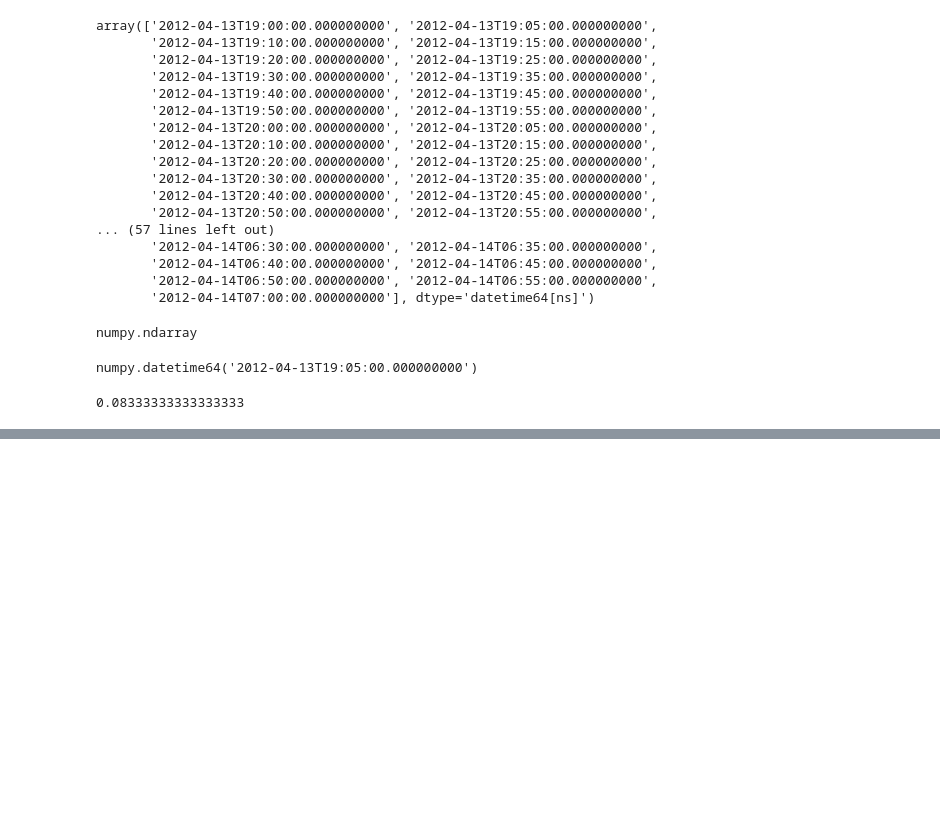
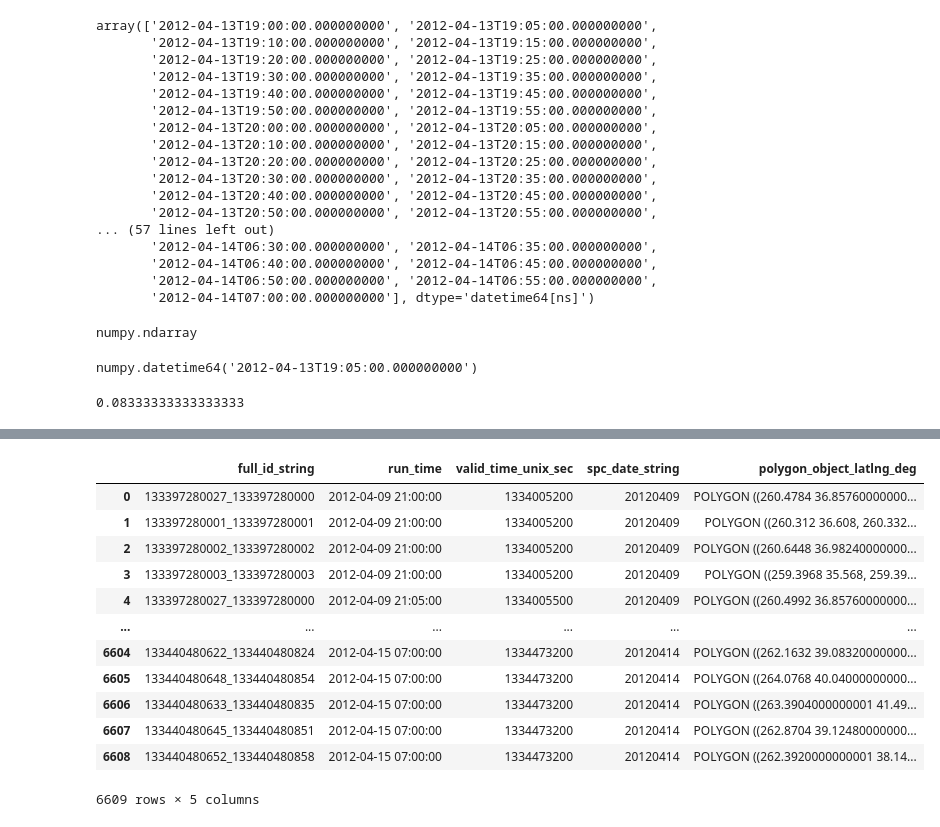
Before and after one commit to ai2es/tornado_jtti, a Jupyter notebook: viz/bokeh_data_load.ipynb, the cells around one changed output, grey strips where cells are left out. Saved outputs shown, nothing was run; the diff lists cells and outputs as text; code cells hidden in the pictures; blank space fills up the shorter version.

```diff
--- a/viz/bokeh_data_load.ipynb
+++ b/viz/bokeh_data_load.ipynb
@@ -291,0 +382,23 @@ end.minute
+# %%
+cols = ['full_id_string', 'run_time', 'valid_time_unix_sec','polygon_object_latlng_deg']
+
+data = data[cols]
+# %%
+data = data.sort_values(by=['run_time', 'valid_time_unix_sec'])
+data = data.reset_index(drop=True)
+# %%
+data
+# %% [output]
+|  | full_id_string | run_time | valid_time_unix_sec | spc_date_string | polygon_object_latlng_deg |
+| 0 | 133397280027_133397280000 | 2012-04-09 21:00:00 | 1334005200 | 20120409 | POLYGON ((260.4784 36.85760000000... |
+| 1 | 133397280001_133397280001 | 2012-04-09 21:00:00 | 1334005200 | 20120409 | POLYGON ((260.312 36.608, 260.332... |
+| 2 | 133397280002_133397280002 | 2012-04-09 21:00:00 | 1334005200 | 20120409 | POLYGON ((260.6448 36.98240000000... |
+| 3 | 133397280003_133397280003 | 2012-04-09 21:00:00 | 1334005200 | 20120409 | POLYGON ((259.3968 35.568, 259.39... |
+| 4 | 133397280027_133397280000 | 2012-04-09 21:05:00 | 1334005500 | 20120409 | POLYGON ((260.4992 36.85760000000... |
+| ... | ... | ... | ... | ... | ... |
+| 6604 | 133440480622_133440480824 | 2012-04-15 07:00:00 | 1334473200 | 20120414 | POLYGON ((262.1632 39.08320000000... |
+| 6605 | 133440480648_133440480854 | 2012-04-15 07:00:00 | 1334473200 | 20120414 | POLYGON ((264.0768 40.04000000000... |
+| 6606 | 133440480633_133440480835 | 2012-04-15 07:00:00 | 1334473200 | 20120414 | POLYGON ((263.3904000000001 41.49... |
+| 6607 | 133440480645_133440480851 | 2012-04-15 07:00:00 | 1334473200 | 20120414 | POLYGON ((262.8704 39.12480000000... |
+| 6608 | 133440480652_133440480858 | 2012-04-15 07:00:00 | 1334473200 | 20120414 | POLYGON ((262.3920000000001 38.14... |
+6609 rows × 5 columns
```
Also changed, not shown: parts of 16 cells of this notebook, 2 other files.
